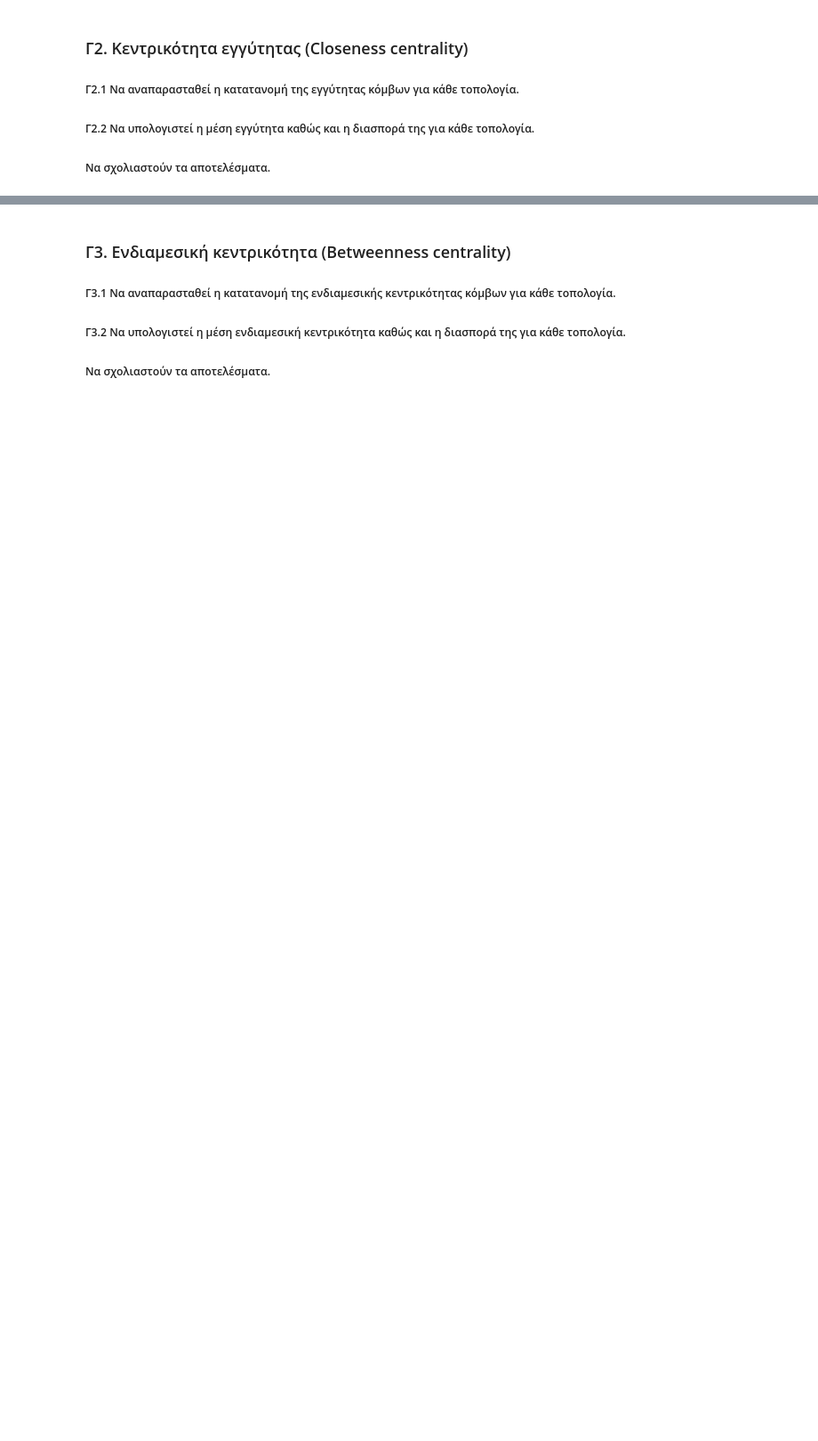
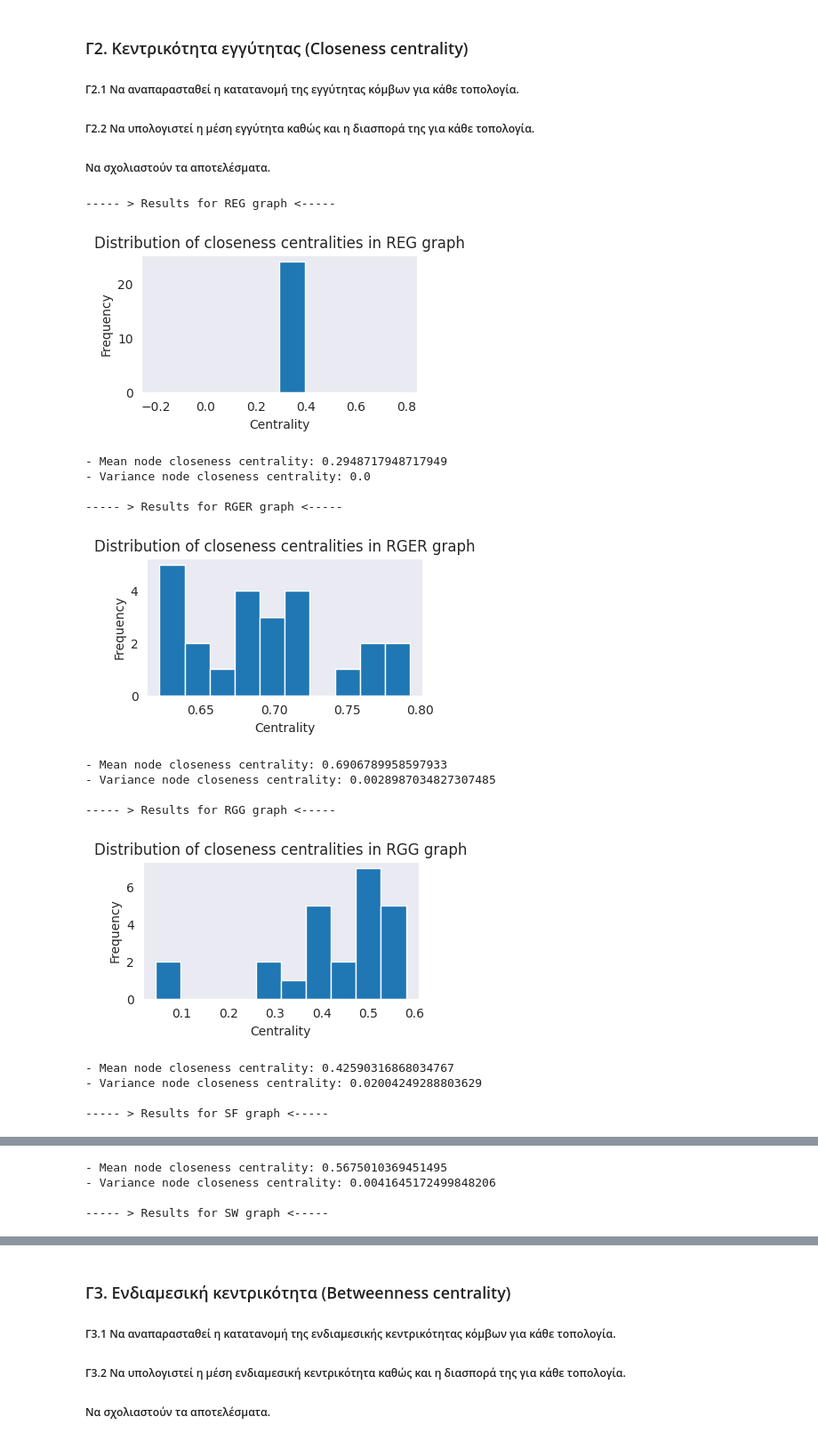
Before and after one commit to ChrisNick92/SocialNetworkAnalysis, a Jupyter notebook: project1/christosnikou_03400146.ipynb, the cells around one changed output, grey strips where cells are left out. Shown at 89% size. Drawn from its saved outputs; the diff is of its cells as text; code cells hidden in the pictures; blank space fills up the shorter version.

```diff
--- a/project1/christosnikou_03400146.ipynb
+++ b/project1/christosnikou_03400146.ipynb
@@ -413,6 +496,35 @@ def find_degree(G):
 ##### Γ2.1 Να αναπαρασταθεί η κατατανομή της εγγύτητας κόμβων για κάθε τοπολογία.
 ##### Γ2.2 Να υπολογιστεί η μέση εγγύτητα καθώς και η διασπορά της για κάθε τοπολογία.
 ##### Να σχολιαστούν τα αποτελέσματα.
-# %%
-def find_closeness(G):
-    pass
+# %%
+def find_closeness(G, w = 4, h = 2):
+    closeness = list(dict(nx.closeness_centrality(G)).values())
+    print(f"{5*'-'} > Results for " + G.graph['name'] + f" graph <{5*'-'}")
+    fig,ax = plt.subplots(figsize = (w,h))
+    ax.hist(closeness)
+    ax.set_title(f"Distribution of closeness centralities in " + G.graph['name'] + " graph")
+    ax.set_ylabel("Frequency")
+    ax.set_xlabel("Centrality")
+    plt.show()
+    print(f"\n- Mean node closeness centrality: {np.mean(closeness)}")
+    print(f"- Variance node closeness centrality: {np.var(closeness)}\n")
+# %%
+for G in graphs:
+    find_closeness(G)
+# %% [output]
+----- > Results for REG graph <-----
+[figure, added]
+- Mean node closeness centrality: 0.2948717948717949
+- Variance node closeness centrality: 0.0
+
+----- > Results for RGER graph <-----
+[figure, added]
+- Mean node closeness centrality: 0.6906789958597933
+- Variance node closeness centrality: 0.0028987034827307485
+
+----- > Results for RGG graph <-----
+[figure, added]
+- Mean node closeness centrality: 0.42590316868034767
+- Variance node closeness centrality: 0.02004249288803629
+
+----- > Results for SF graph <-----
@@ -418,0 +532,4 @@ def find_closeness(G):
+- Mean node closeness centrality: 0.5675010369451495
+- Variance node closeness centrality: 0.0041645172499848206
+
+----- > Results for SW graph <-----
```
Also changed, not shown: parts of 19 cells of this notebook.
